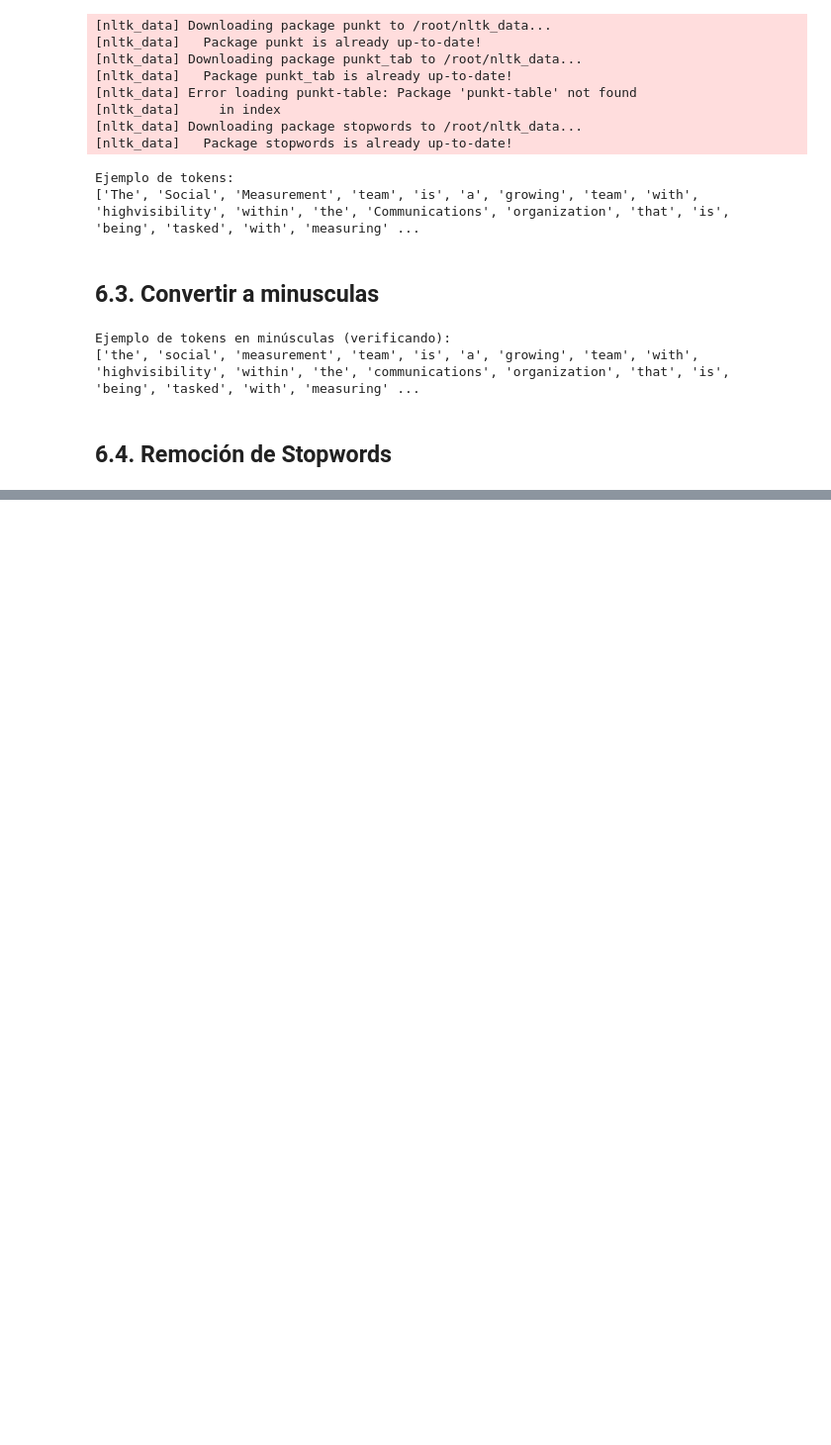
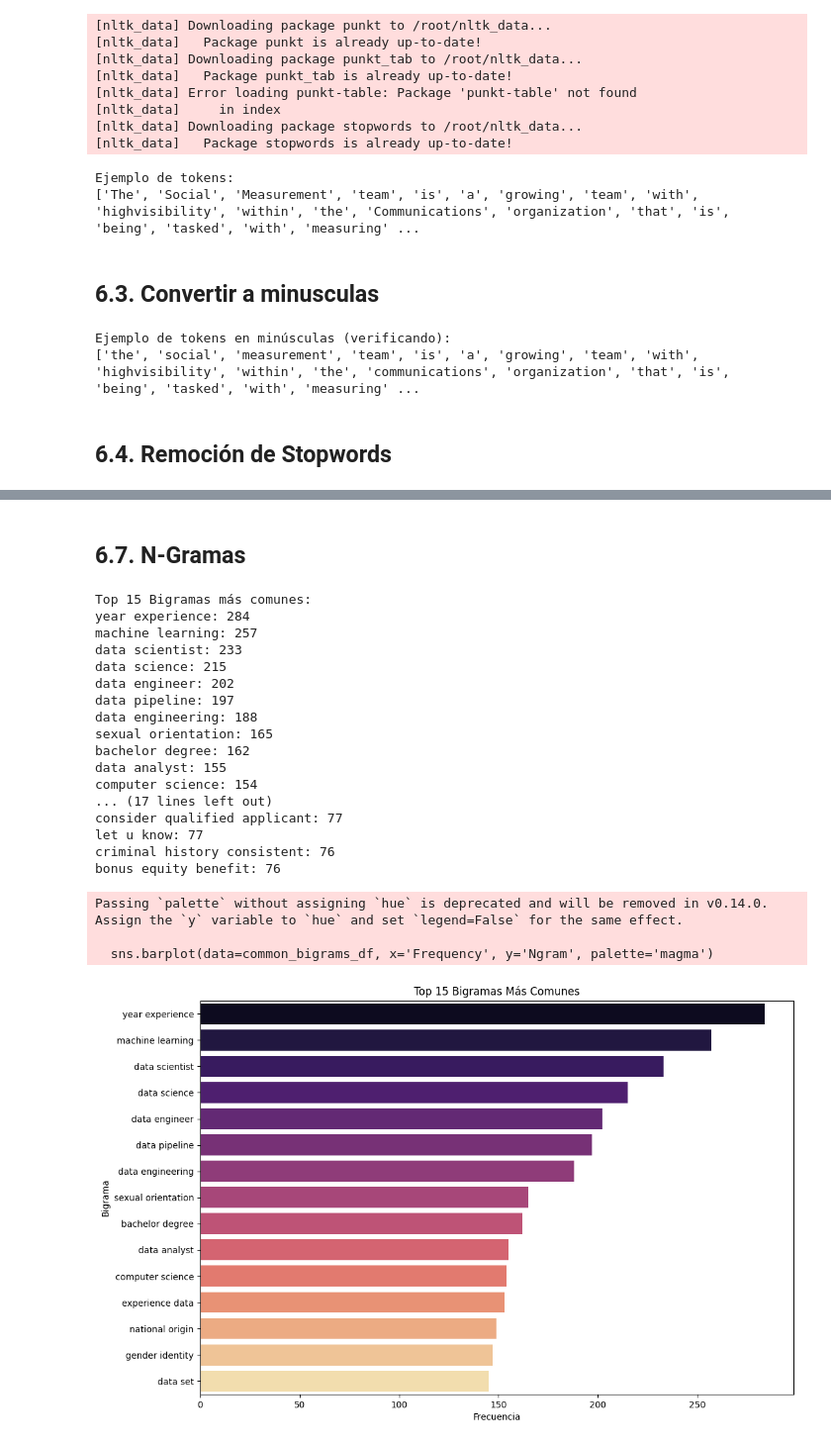
Before and after one commit to nueveonce/Etapa3DS, a Jupyter notebook: Etapa3.ipynb, the cells around one changed output, grey strips where cells are left out. Shown at 99% size. Cells and saved outputs as stored; diff of their text form; code cells hidden in the pictures; blank space fills up the shorter version.

```diff
--- a/Etapa3.ipynb
+++ b/Etapa3.ipynb
@@ -206,0 +367,61 @@ NameError: name 'stopwords' is not defined
+# %% [markdown]
+## 6.7. N-Gramas
+# %%
+# Concatenar todos los tokens lematizados en una sola lista grande
+todos_los_tokens_lematizados = [token for sublist in df['tokens_lematizados'] for token in sublist]
+
+if len(todos_los_tokens_lematizados) > 1: # Necesita al menos 2 tokens para bigramas
+    # Bigramas
+    bigramas = list(ngrams(todos_los_tokens_lematizados, 2))
+    frecuencia_bigramas = Counter(bigramas)
+    print("\nTop 15 Bigramas más comunes:")
+    common_bigrams = frecuencia_bigramas.most_common(15)
+    for bigram, freq in common_bigrams:
+        print(f"{' '.join(bigram)}: {freq}")
+
+    # Trigramas
+    if len(todos_los_tokens_lematizados) > 2: # Necesita al menos 3 tokens para trigramas
+        trigramas = list(ngrams(todos_los_tokens_lematizados, 3))
+        frecuencia_trigramas = Counter(trigramas)
+        print("\nTop 15 Trigramas más comunes:")
+        common_trigrams = frecuencia_trigramas.most_common(15)
+        for trigram, freq in common_trigrams:
+            print(f"{' '.join(trigram)}: {freq}")
+
+        # Visualización de N-gramas (ejemplo con bigramas)
+        if common_bigrams:
+            common_bigrams_df = pd.DataFrame(common_bigrams, columns=['Ngram', 'Frequency'])
+            common_bigrams_df['Ngram'] = common_bigrams_df['Ngram'].apply(lambda x: ' '.join(x)) # Convertir tupla a string
+
+            plt.figure(figsize=(12, 8))
+            sns.barplot(data=common_bigrams_df, x='Frequency', y='Ngram', palette='magma')
+            plt.title('Top 15 Bigramas Más Comunes')
+            plt.xlabel('Frecuencia')
+            plt.ylabel('Bigrama')
+            plt.show()
+    else:
+        print("No hay suficientes tokens para generar trigramas.")
+else:
+    print("No hay suficientes tokens para generar N-gramas.")
+# %% [output]
+Top 15 Bigramas más comunes:
+year experience: 284
+machine learning: 257
+data scientist: 233
+data science: 215
+data engineer: 202
+data pipeline: 197
+data engineering: 188
+sexual orientation: 165
+bachelor degree: 162
+data analyst: 155
+computer science: 154
+... (17 lines left out)
+consider qualified applicant: 77
+let u know: 77
+criminal history consistent: 76
+bonus equity benefit: 76
+Passing `palette` without assigning `hue` is deprecated and will be removed in v0.14.0. Assign the `y` variable to `hue` and set `legend=False` for the same effect.
+
+  sns.barplot(data=common_bigrams_df, x='Frequency', y='Ngram', palette='magma')
+[figure, added]
```
Also changed, not shown: parts of 13 cells of this notebook.
